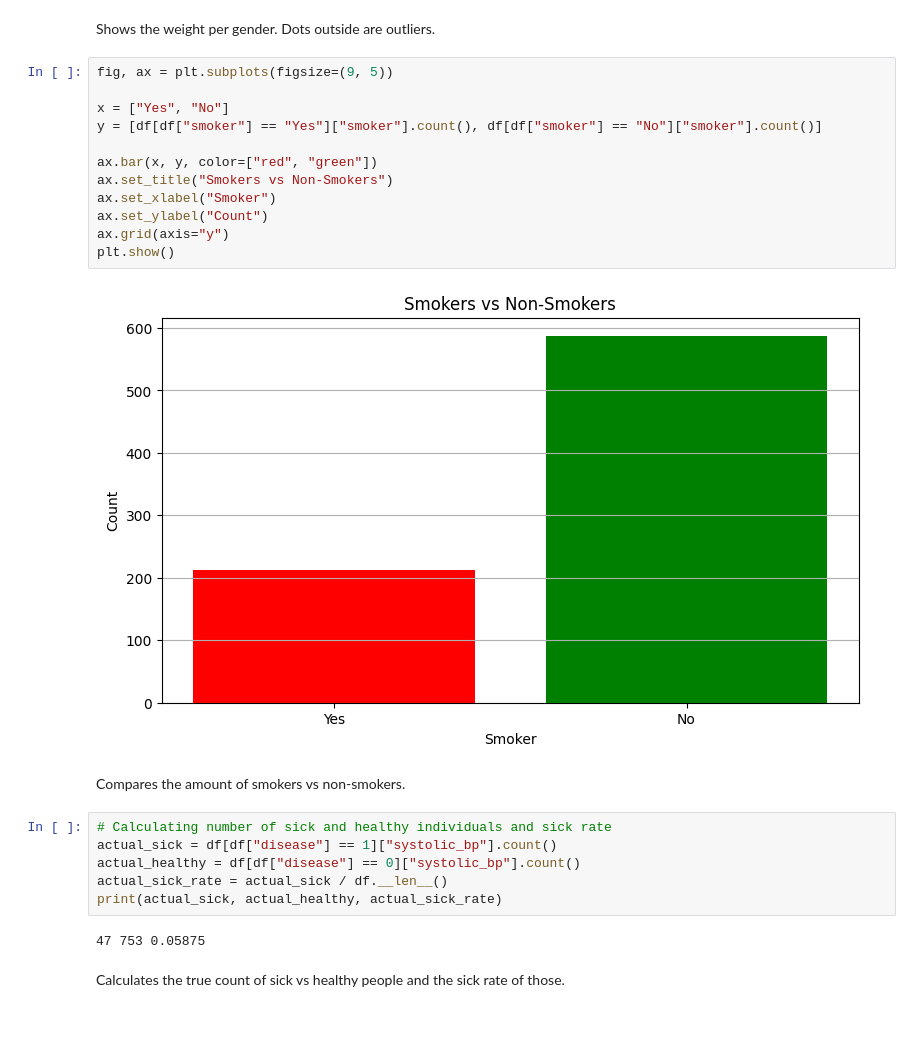
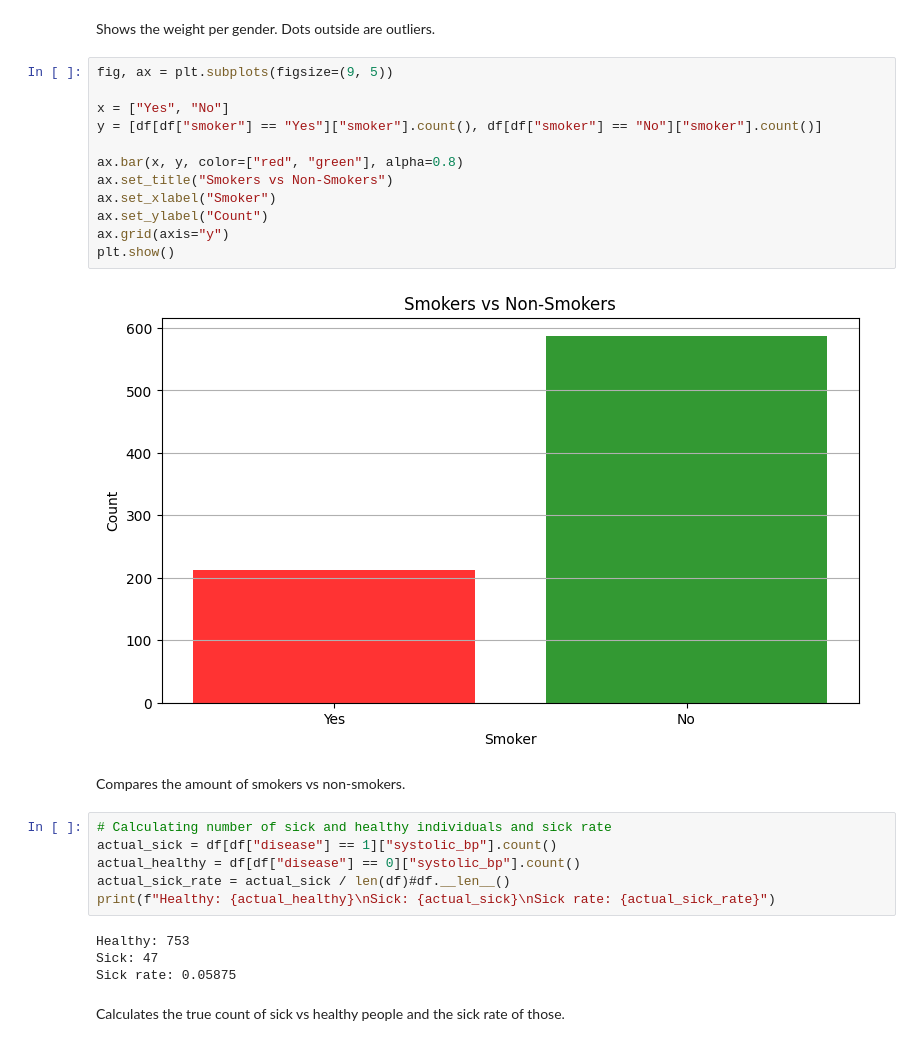
Before and after one commit to markusgunnar/Exam_HealthAnalyzer, a Jupyter notebook: report.ipynb, the cells around one changed output. Drawn from its saved outputs; the diff is of its cells as text.

```diff
--- a/report.ipynb
+++ b/report.ipynb
@@ -41,27 +41,29 @@ Shows the weight per gender. Dots outside are outliers.
 # %%
 fig, ax = plt.subplots(figsize=(9, 5))
 
 x = ["Yes", "No"]
 y = [df[df["smoker"] == "Yes"]["smoker"].count(), df[df["smoker"] == "No"]["smoker"].count()]
 
-ax.bar(x, y, color=["red", "green"])
+ax.bar(x, y, color=["red", "green"], alpha=0.8)
 ax.set_title("Smokers vs Non-Smokers")
 ax.set_xlabel("Smoker")
 ax.set_ylabel("Count")
 ax.grid(axis="y")
 plt.show()
 # %% [output]
-[figure, old version]
+[figure, new version]
 # %% [markdown]
 Compares the amount of smokers vs non-smokers.
 # %%
 # Calculating number of sick and healthy individuals and sick rate
 actual_sick = df[df["disease"] == 1]["systolic_bp"].count()
 actual_healthy = df[df["disease"] == 0]["systolic_bp"].count()
-actual_sick_rate = actual_sick / df.__len__()
-print(actual_sick, actual_healthy, actual_sick_rate)
+actual_sick_rate = actual_sick / len(df)#df.__len__()
+print(f"Healthy: {actual_healthy}\nSick: {actual_sick}\nSick rate: {actual_sick_rate}")
 # %% [output]
-47 753 0.05875
+Healthy: 753
+Sick: 47
+Sick rate: 0.05875
 # %% [markdown]
 Calculates the true count of sick vs healthy people and the sick rate of those.
 # %%
```
Also changed, not shown: parts of 9 cells of this notebook.
